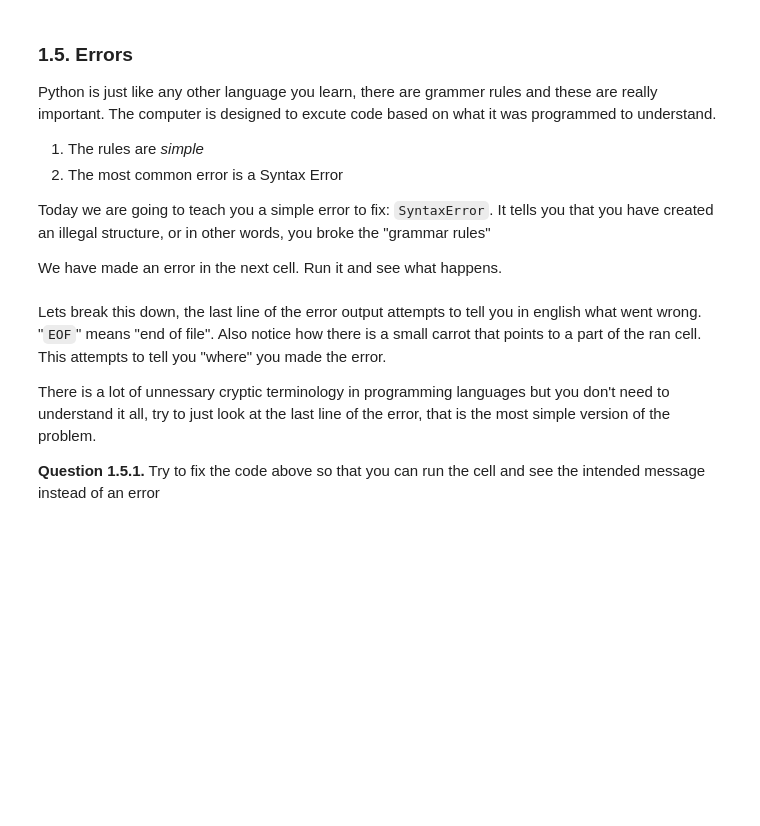
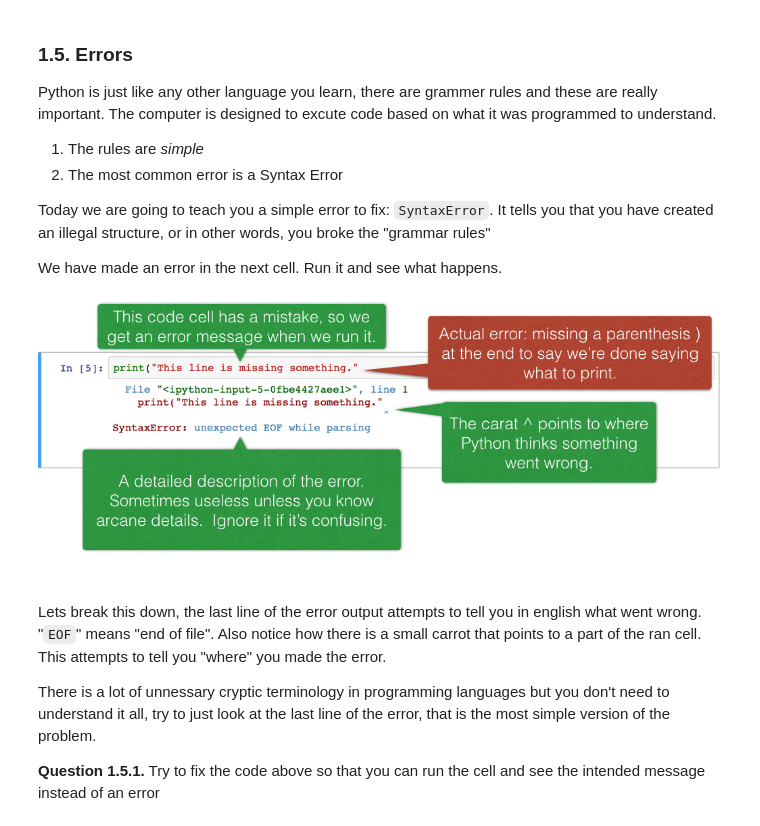
Before and after one commit to shivanijpatel/berkeleysplash, a Jupyter notebook: Berkeley Splash Python [student copy] Fall 2019 (1).ipynb, the cells around one changed output. Drawn from its saved outputs; the diff is of its cells as text; code cells hidden in the pictures; blank space fills up the shorter version.

```diff
--- a/Berkeley Splash Python [student copy] Fall 2019 (1).ipynb
+++ b/Berkeley Splash Python [student copy] Fall 2019 (1).ipynb
@@ -143,6 +140,12 @@ Today we are going to teach you a simple error to fix: `SyntaxError`. It tells y
 We have made an error in the next cell. Run it and see what happens.
 # %%
 print("This line is missing something."
+# %%
+from IPython.display import Image
+
+Image(data='icons/error.jpg')
+# %% [output]
+[figure, added]
 # %% [markdown]
 Lets break this down, the last line of the error output attempts to tell you in english what went wrong. "`EOF`" means "end of file". Also notice how there is a small carrot that points to a part of the ran cell. This attempts to tell you "where" you made the error.
 
```
Also changed, not shown: parts of 34 cells of this notebook, 1 other file.
